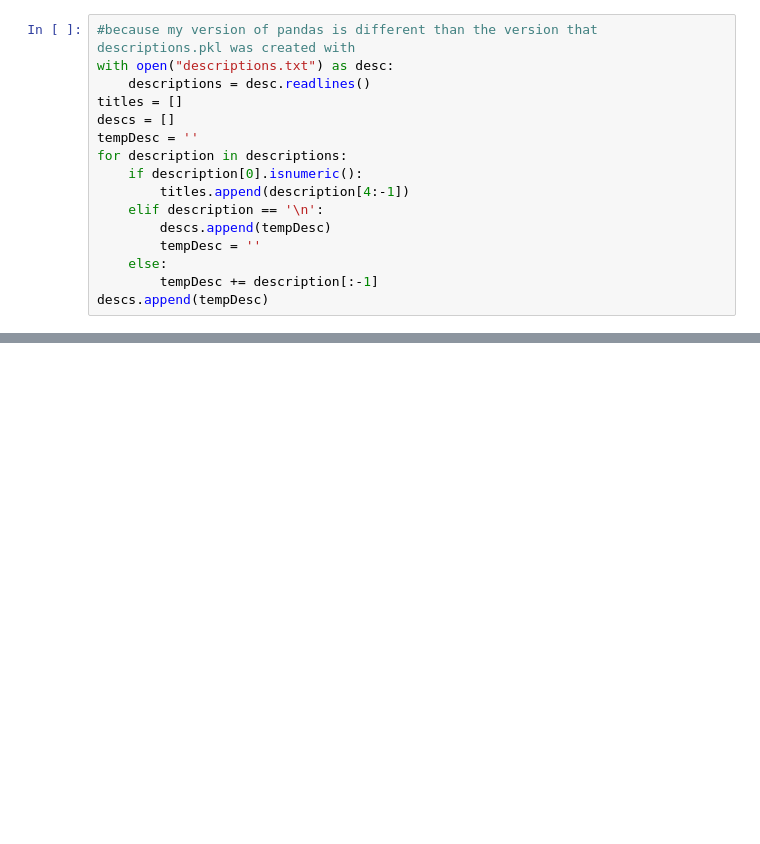
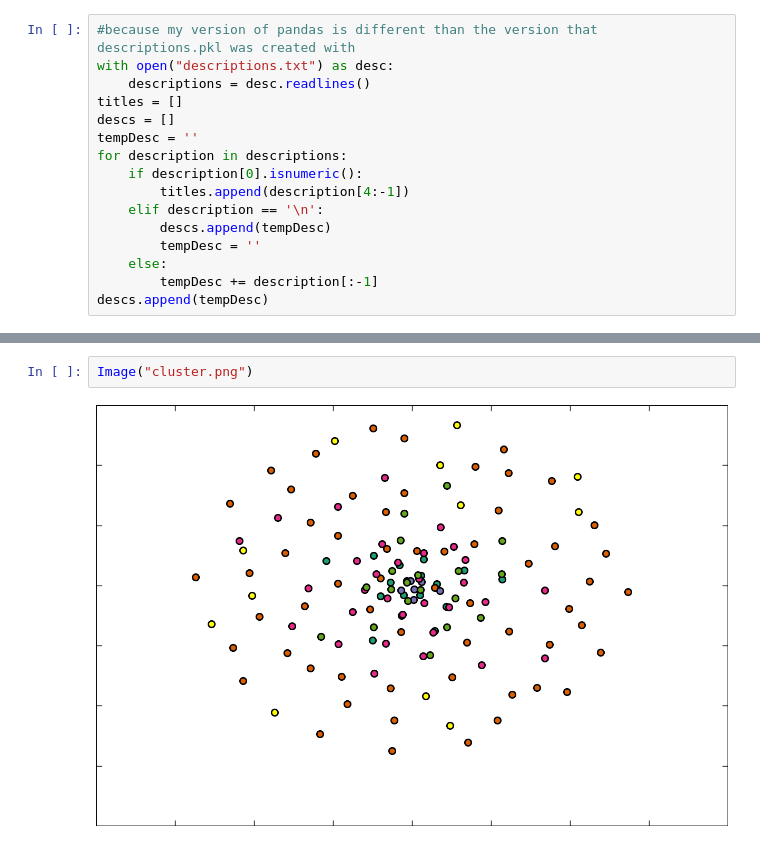
Before and after one commit to MichiganDataScienceTeam/ums-team-stroud, a Jupyter notebook: LDA with Wikipedia Information.ipynb, the cells around one changed output, grey strips where cells are left out. Drawn from its saved outputs; the diff is of its cells as text; blank space fills up the shorter version.

```diff
--- a/LDA with Wikipedia Information.ipynb
+++ b/LDA with Wikipedia Information.ipynb
@@ -116,0 +295,4 @@ theatre live national season 2015 2011 march june 2014 broadcast 2010 2013 septe
+# %%
+Image("cluster.png")
+# %% [output]
+[figure, added]
```
Also changed, not shown: parts of 29 cells of this notebook, 4 other files.
